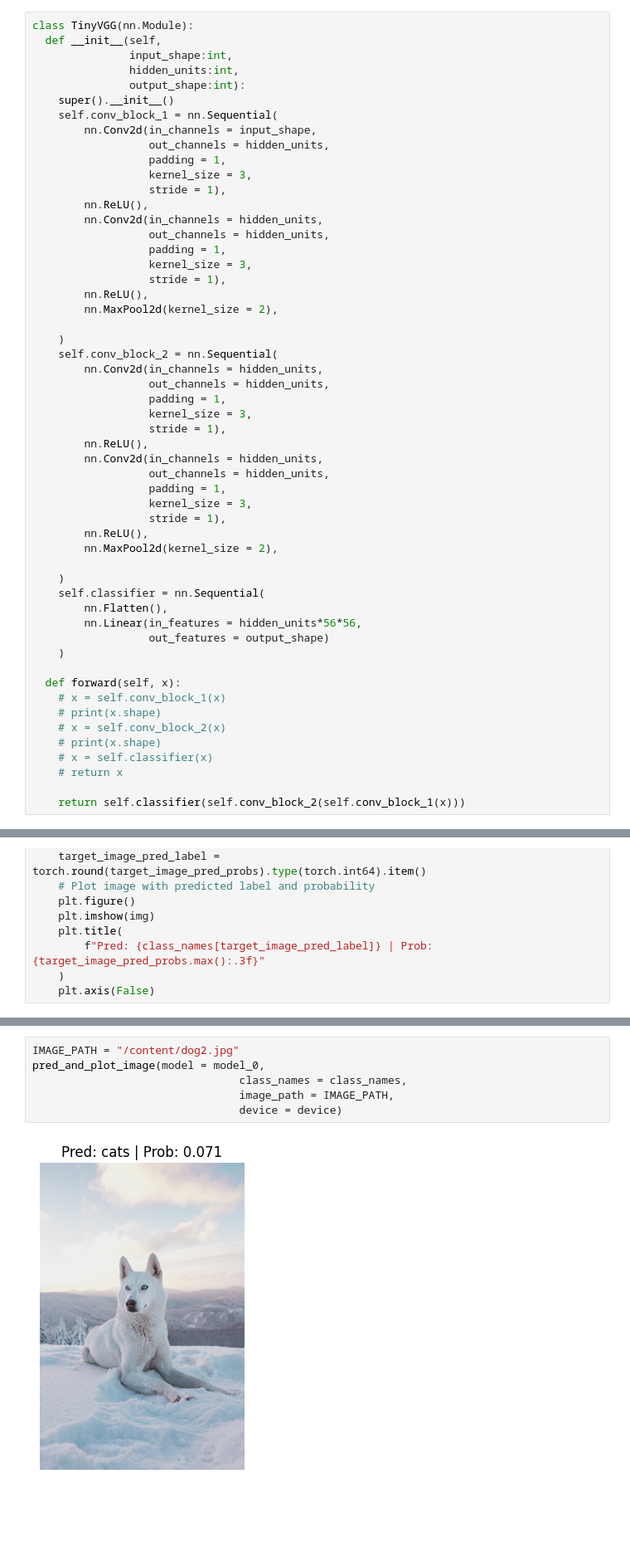
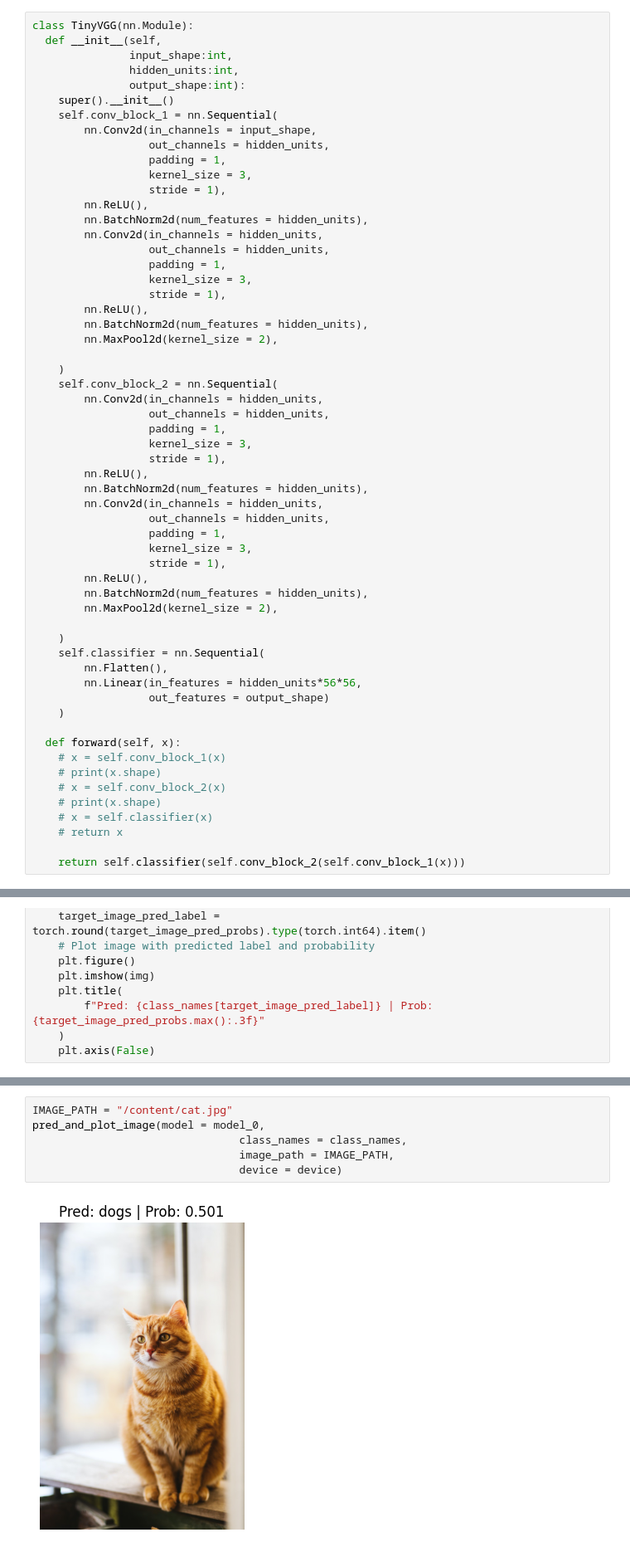
Before and after one commit to NNRahat/PyTorch_projects, a Jupyter notebook: dogs_and_cats.ipynb, the cells around one changed output, grey strips where cells are left out. Shown at 83% size. Cells and saved outputs as stored; diff of their text form; blank space fills up the shorter version.

```diff
--- a/dogs_and_cats.ipynb
+++ b/dogs_and_cats.ipynb
@@ -106,12 +106,14 @@ class TinyVGG(nn.Module):
                   kernel_size = 3,
                   stride = 1),
         nn.ReLU(),
+        nn.BatchNorm2d(num_features = hidden_units),
         nn.Conv2d(in_channels = hidden_units,
                   out_channels = hidden_units,
                   padding = 1,
                   kernel_size = 3,
                   stride = 1),
         nn.ReLU(),
+        nn.BatchNorm2d(num_features = hidden_units),
         nn.MaxPool2d(kernel_size = 2),
 
     )
@@ -122,12 +124,14 @@ class TinyVGG(nn.Module):
                   kernel_size = 3,
                   stride = 1),
         nn.ReLU(),
+        nn.BatchNorm2d(num_features = hidden_units),
         nn.Conv2d(in_channels = hidden_units,
                   out_channels = hidden_units,
                   padding = 1,
                   kernel_size = 3,
                   stride = 1),
         nn.ReLU(),
+        nn.BatchNorm2d(num_features = hidden_units),
         nn.MaxPool2d(kernel_size = 2),
 
     )
@@ -361,8 +389,8 @@ photo-1592769606534 100%[===================>]   7.33M  --.-KB/s    in 0.09s
 # %%
-IMAGE_PATH = "/content/dog2.jpg"
+IMAGE_PATH = "/content/cat.jpg"
 pred_and_plot_image(model = model_0,
                                 class_names = class_names,
                                 image_path = IMAGE_PATH,
                                 device = device)
 # %% [output]
-[figure, old version]
+[figure, new version]
```
Also changed, not shown: parts of 5 cells of this notebook.
